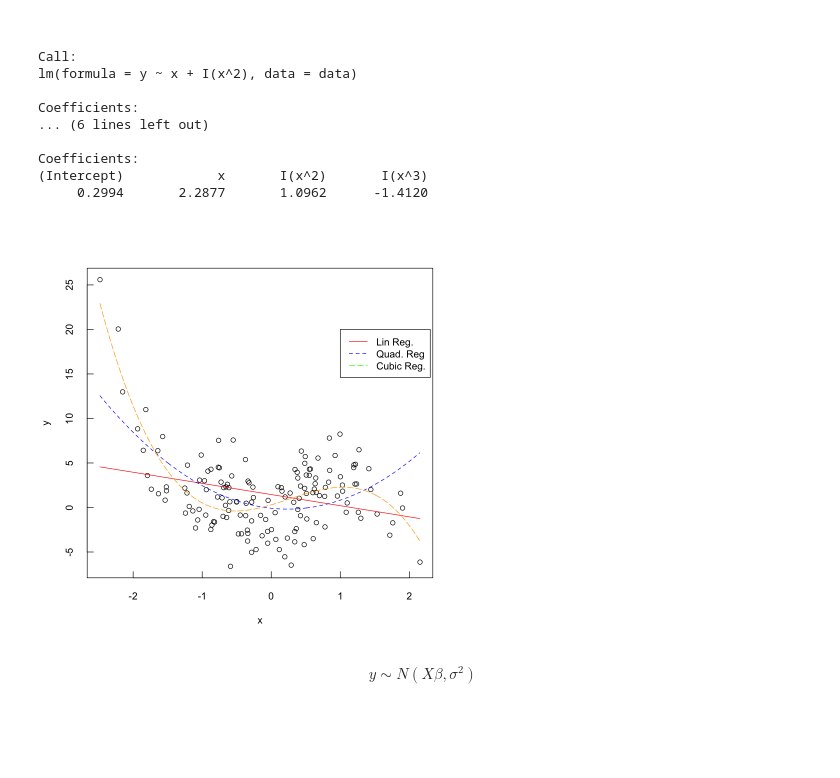
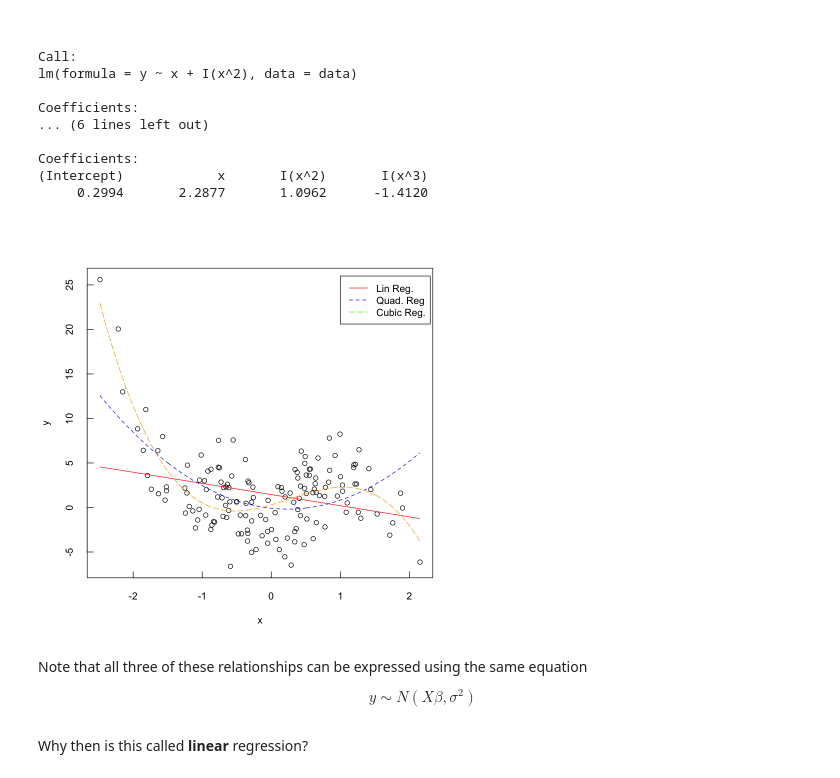
Before and after one commit to mhc-stat340-f2019-sec02/class2, a Jupyter notebook: simple_multiple_polynomial regression.ipynb, the cells around one changed output. Cells and saved outputs as stored; diff of their text form; code cells hidden in the pictures; blank space fills up the shorter version.

```diff
--- a/simple_multiple_polynomial regression.ipynb
+++ b/simple_multiple_polynomial regression.ipynb
@@ -336,36 +336,40 @@ beta1 <- betas[2]
 xVals <- seq(minX,maxX,0.01)
 linearYPredictions <- beta0 + beta1*xVals
 lines(xVals,linearYPredictions,col='red')
 
 #quadratic regression
 betas <- coef(quadraticRegression)
 beta0 <- betas[1]
 beta1 <- betas[2]
 beta2 <- betas[3]
 
 xVals <- seq(minX,maxX,0.01)
 quadraticYPredictions <- beta0 + beta1*xVals + beta2*xVals^2
 lines(xVals,quadraticYPredictions,col='blue', lty=2)
 
 #cubic regression
 betas <- coef(cubicRegression)
 beta0 <- betas[1]
 beta1 <- betas[2]
 beta2 <- betas[3]
 beta3 <- betas[4]
 
 xVals <- seq(minX,maxX,0.01)
 cubicYPredictions <- beta0 + beta1*xVals + beta2*xVals^2 + beta3*xVals^3
 lines(xVals,cubicYPredictions,col='orange',lty=5)
 
 
-legend(1,20,legend=c("Lin Reg.","Quad. Reg", "Cubic Reg.")
+legend(1,26,legend=c("Lin Reg.","Quad. Reg", "Cubic Reg.")
                      ,col=c('red','blue','green')
                      ,lty=c(1,2,5)
 )
 # %% [output]
-[figure, old version]
+[figure, new version]
 # %% [markdown]
+Note that all three of these relationships can be expressed using the same equation
+
 $$
    y \sim N(X\beta,\sigma^2)
 $$
+# %% [markdown]
+Why then is this called **linear** regression?
```
Also changed, not shown: parts of 1 cell of this notebook.
